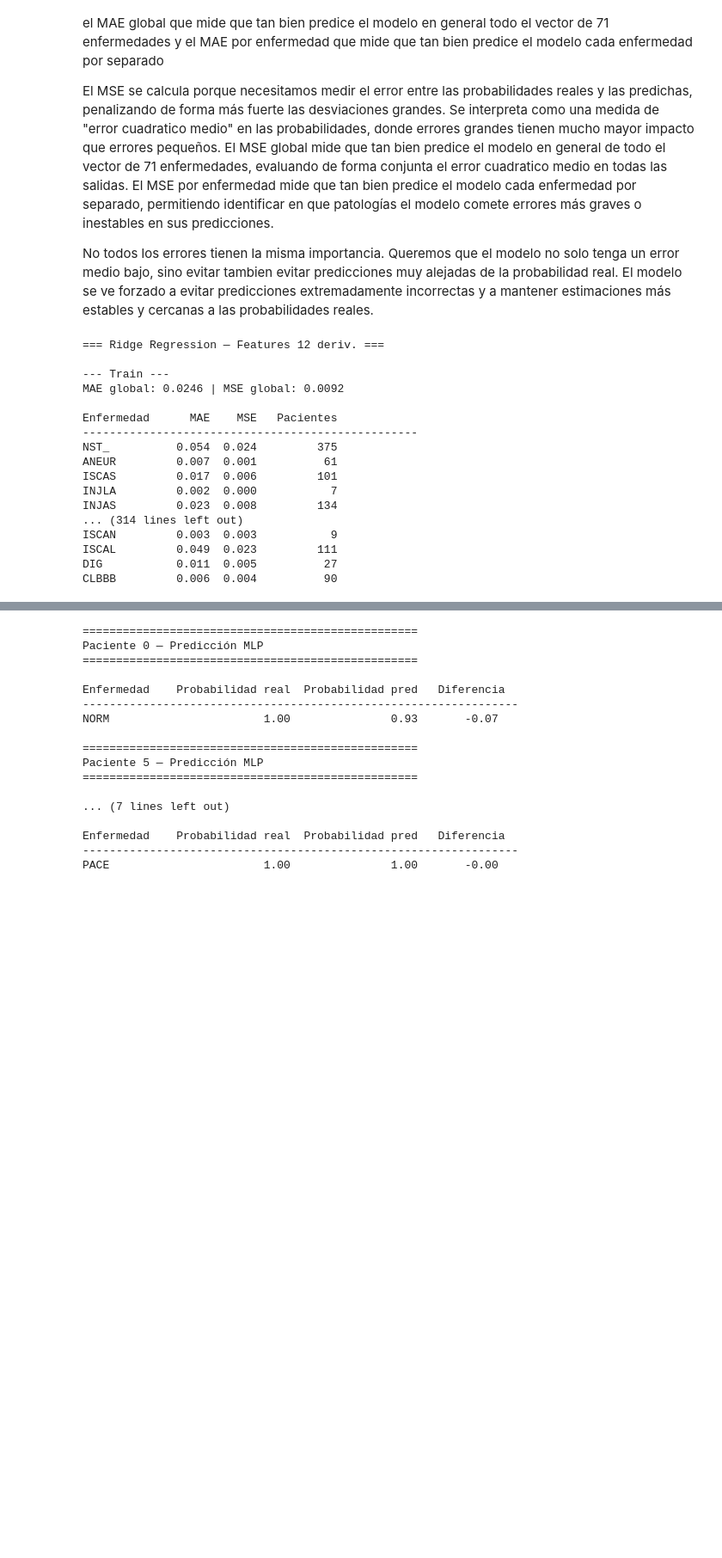
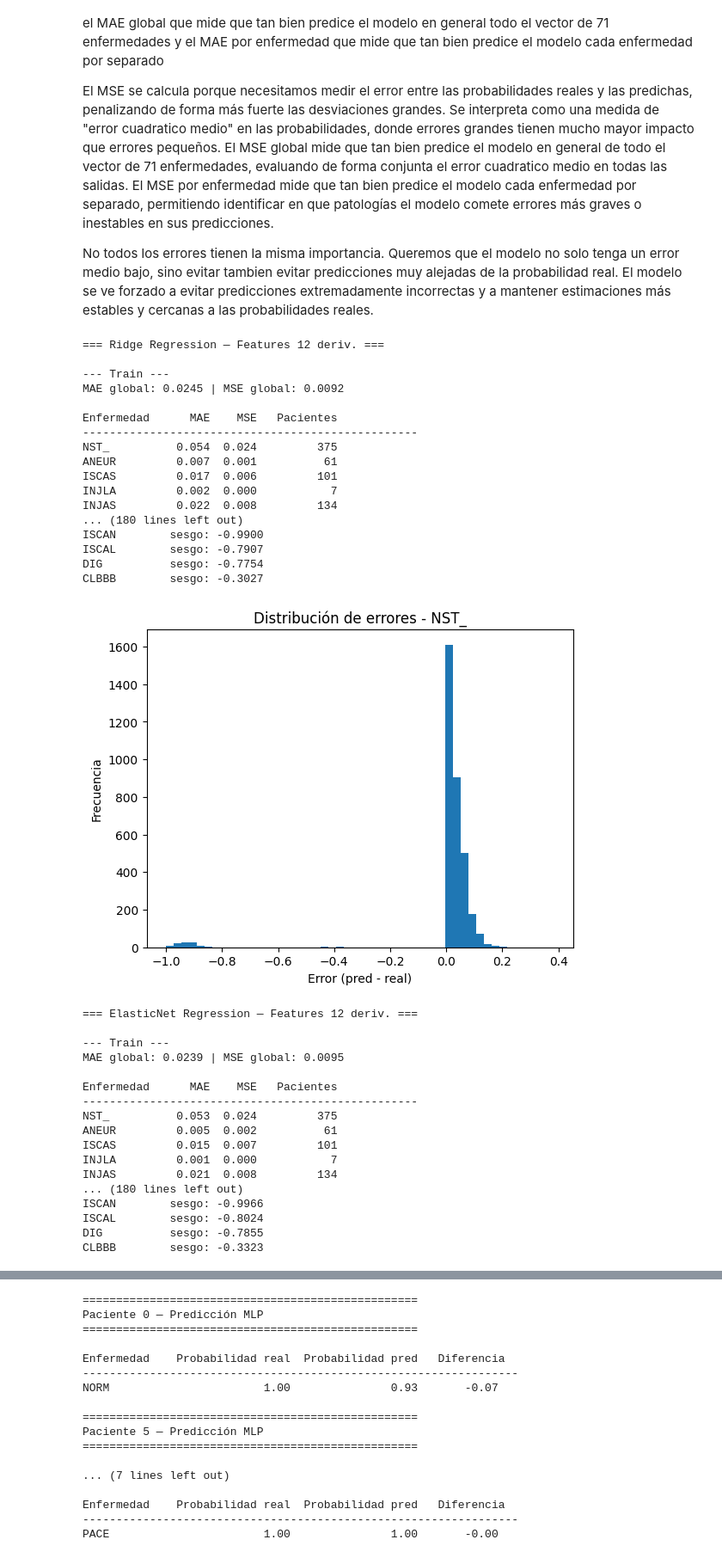
Before and after one commit to AArreguiB/analisis_ecg, a Jupyter notebook: Codigos/modelos_71.ipynb, the cells around one changed output, grey strips where cells are left out. Shown at 86% size. Drawn from its saved outputs; the diff is of its cells as text; code cells hidden in the pictures; blank space fills up the shorter version.

Commit message:
memoria + cambios en modelos_71

```diff
--- a/Codigos/modelos_71.ipynb
+++ b/Codigos/modelos_71.ipynb
@@ -196,23 +300,41 @@ def ejecutar_mlp_reg(X_train, X_test, Y_train, Y_test, nombre):
     return model, Y_pred_test
 # %%
 ridge_model, ridge_preds = ejecutar_ridge(X_train, X_test, Y_train, Y_test, "Features 12 deriv.")
-rf_model,    rf_preds    = ejecutar_random_forest_reg(X_train, X_test, Y_train, Y_test, "Features 12 deriv.")
-mlp_model,   mlp_preds   = ejecutar_mlp_reg(X_train, X_test, Y_train, Y_test, "Features 12 deriv.")
+#Despues de cambiar el valor de alpha, el modelo no mejora practicamente nada, lo que indica que el modelo no es muy sensible a este hiperparametro. Esto puede ser una señal de que el modelo ya estaba bien regularizado con alpha=1, o que el problema no es el sobreajuste sino la capacidad del modelo para capturar las relaciones entre las características y las enfermedades.
+elasticnet_model, elasticnet_preds = ejecutar_elasticnet(X_train, X_test, Y_train, Y_test, "Features 12 deriv.")
 # %% [output]
 === Ridge Regression — Features 12 deriv. ===
 
 --- Train ---
-MAE global: 0.0246 | MSE global: 0.0092
+MAE global: 0.0245 | MSE global: 0.0092
 
 Enfermedad      MAE    MSE   Pacientes
 --------------------------------------------------
 NST_          0.054  0.024         375
 ANEUR         0.007  0.001          61
 ISCAS         0.017  0.006         101
 INJLA         0.002  0.000           7
-INJAS         0.023  0.008         134
-... (314 lines left out)
-ISCAN         0.003  0.003           9
-ISCAL         0.049  0.023         111
-DIG           0.011  0.005          27
-CLBBB         0.006  0.004          90
+INJAS         0.022  0.008         134
+... (180 lines left out)
+ISCAN        sesgo: -0.9900
+ISCAL        sesgo: -0.7907
+DIG          sesgo: -0.7754
+CLBBB        sesgo: -0.3027
+[figure, added]
+=== ElasticNet Regression — Features 12 deriv. ===
+
+--- Train ---
+MAE global: 0.0239 | MSE global: 0.0095
+
+Enfermedad      MAE    MSE   Pacientes
+--------------------------------------------------
+NST_          0.053  0.024         375
+ANEUR         0.005  0.002          61
+ISCAS         0.015  0.007         101
+INJLA         0.001  0.000           7
+INJAS         0.021  0.008         134
+... (180 lines left out)
+ISCAN        sesgo: -0.9966
+ISCAL        sesgo: -0.8024
+DIG          sesgo: -0.7855
+CLBBB        sesgo: -0.3323
```
Also changed, not shown: parts of 14 cells of this notebook, 11 other files.
